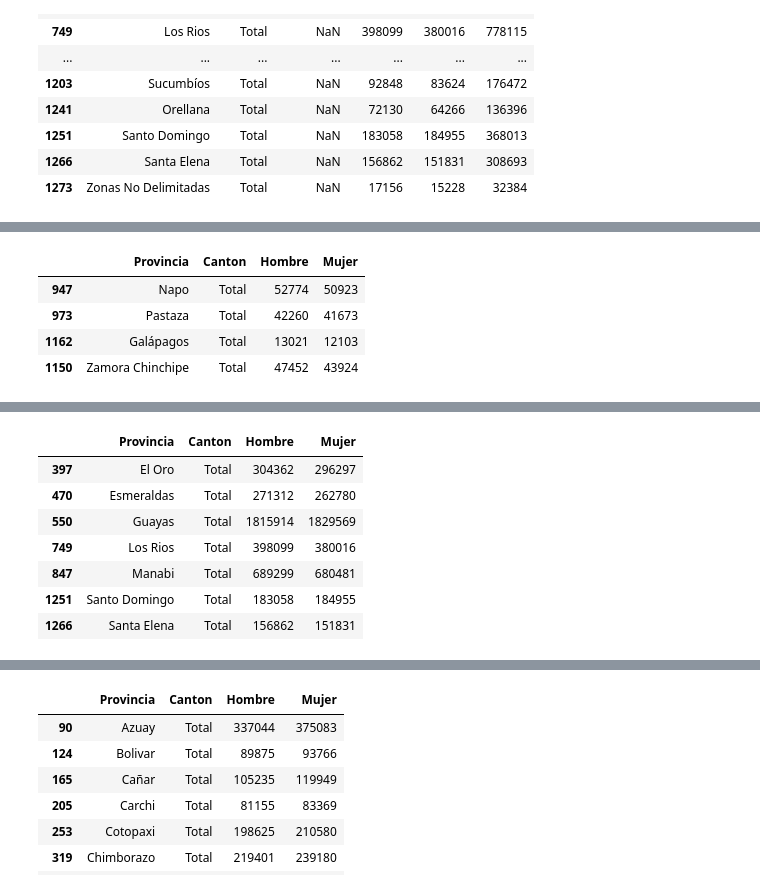
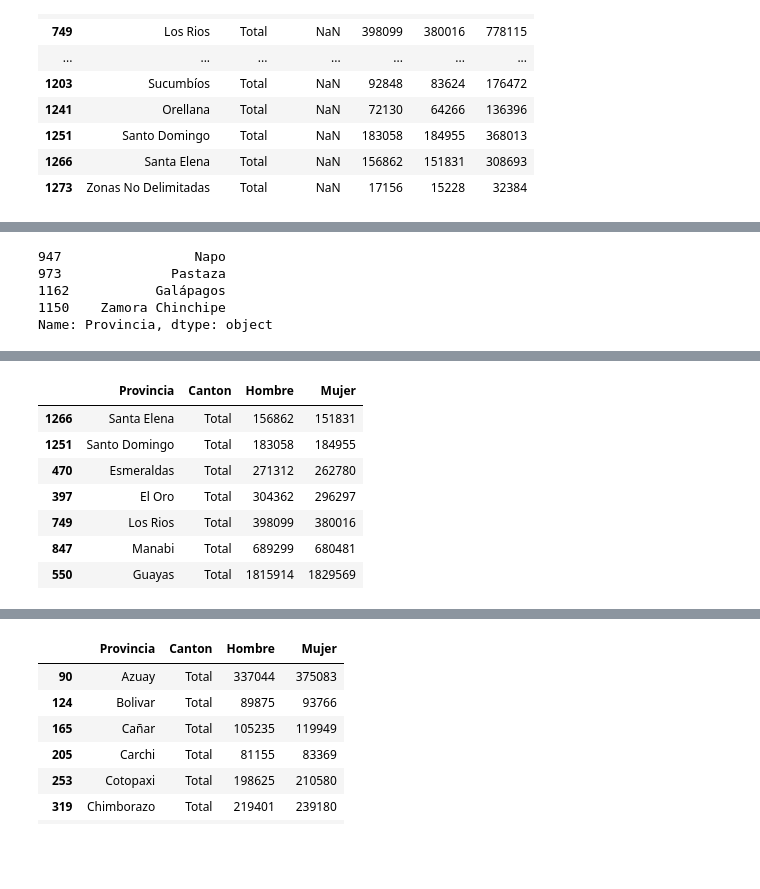
Before and after one commit to Luisdiazarmijos/ProyectoFinal, a Jupyter notebook: proyecto.ipynb, the cells around one changed output, grey strips where cells are left out. Drawn from its saved outputs; the diff is of its cells as text; code cells hidden in the pictures; blank space fills up the shorter version.

```diff
--- a/proyecto.ipynb
+++ b/proyecto.ipynb
@@ -183,13 +197,17 @@ show(p)
 # %%
 # con ayuda de .iloc podemos recorrer el indice de cada dato asi podemos llamar solo a los que necesitamos
 # en esta ocacion llamaremos solo a las 4 provincias menos pobladas del ecuador en 2010
-tabla1. iloc [[ 947 ,  973 ,  1162,1150 ],  [0, 1,3,4 ]]
+datos2=tabla1. iloc [[ 947 ,  973 ,  1162,1150 ],  [0, 1,3,4 ]]
+prov= datos2['Provincia']
+hom = datos2['Hombre']
+mujer = datos2['Mujer']
+prov
 # %% [output]
-|  | Provincia | Canton | Hombre | Mujer |
-| 947 | Napo | Total | 52774 | 50923 |
-| 973 | Pastaza | Total | 42260 | 41673 |
-| 1162 | Galápagos | Total | 13021 | 12103 |
-| 1150 | Zamora Chinchipe | Total | 47452 | 43924 |
+947                 Napo
+973              Pastaza
+1162           Galápagos
+1150    Zamora Chinchipe
+Name: Provincia, dtype: object
 # %%
 # con ayuda de bokeh podemos obtener varios tipos de graficos
 # https://bokeh.pydata.org/en/latest/docs/gallery.html
@@ -230,16 +249,20 @@ show(p)
 # %%
 # con ayuda de .iloc podemos recorrer el indice de cada dato asi podemos llamar solo a los que necesitamos
 # en esta ocacion llamaremos  a todas provincias de la region costa  del ecuador en 2010
-tabla1. iloc [[ 397 ,  470 ,  550,749,847,1251,1266 ],  [0, 1,3,4]]
+datos3=tabla1. iloc [[ 1266 ,  1251 ,  470,397,749,847,550 ],  [0, 1,3,4]]
+provi= datos3['Provincia']
+hombre = datos3['Hombre']
+mujer = datos3['Mujer']
+datos3
 # %% [output]
 |  | Provincia | Canton | Hombre | Mujer |
+| 1266 | Santa Elena | Total | 156862 | 151831 |
+| 1251 | Santo Domingo | Total | 183058 | 184955 |
+| 470 | Esmeraldas | Total | 271312 | 262780 |
 | 397 | El Oro | Total | 304362 | 296297 |
-| 470 | Esmeraldas | Total | 271312 | 262780 |
-| 550 | Guayas | Total | 1815914 | 1829569 |
 | 749 | Los Rios | Total | 398099 | 380016 |
 | 847 | Manabi | Total | 689299 | 680481 |
-| 1251 | Santo Domingo | Total | 183058 | 184955 |
-| 1266 | Santa Elena | Total | 156862 | 151831 |
+| 550 | Guayas | Total | 1815914 | 1829569 |
 # %%
 # con ayuda de bokeh podemos obtener varios tipos de graficos
 # https://bokeh.pydata.org/en/latest/docs/gallery.html
```
Also changed, not shown: parts of 15 cells of this notebook, 7 other files.
